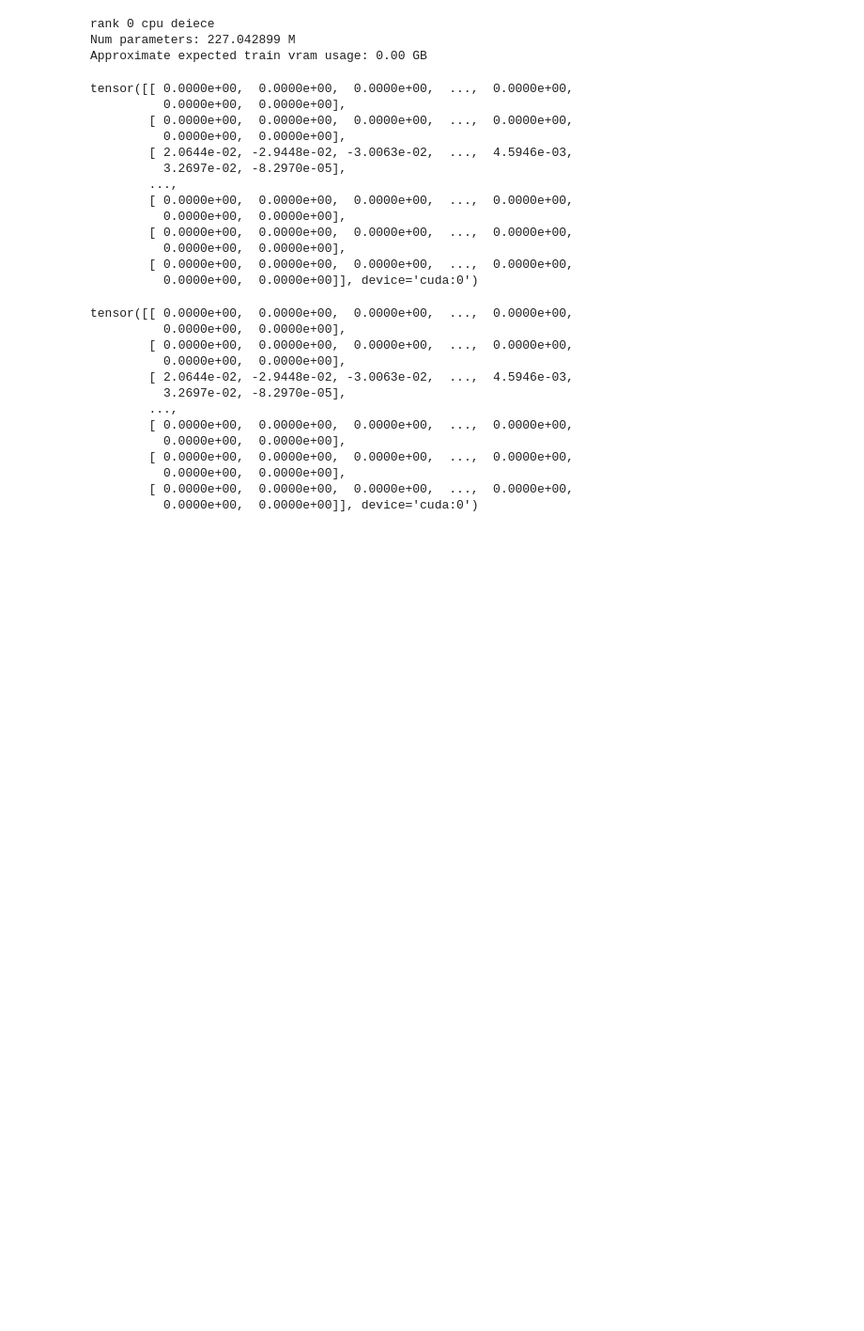
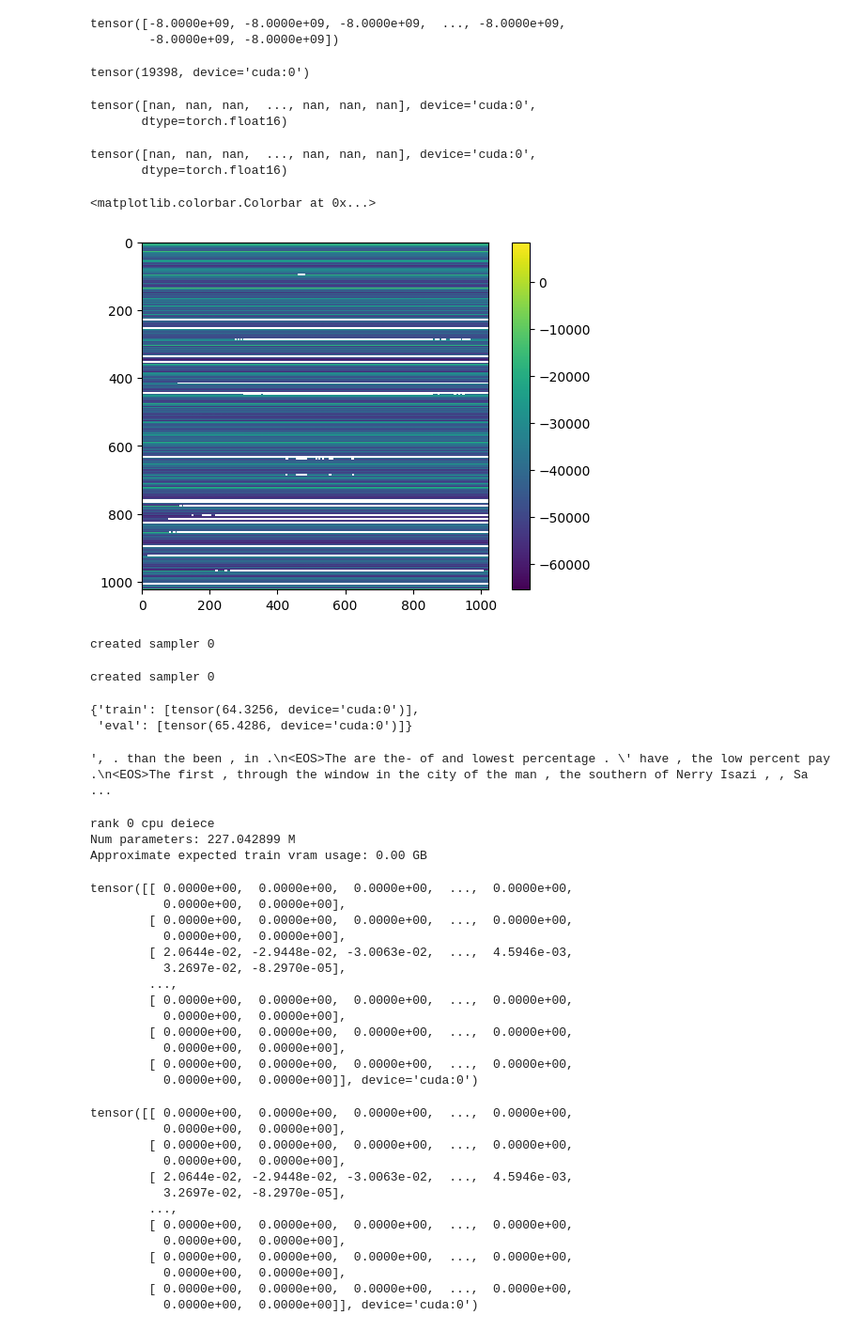
Before and after one commit to JacksonKaunismaa/transformers, a Jupyter notebook: transforming.ipynb, the cells around one changed output. Shown at 94% size. Cells and saved outputs as stored; diff of their text form; code cells hidden in the pictures; blank space fills up the shorter version.

```diff
--- a/transforming.ipynb
+++ b/transforming.ipynb
@@ -59,3 +63,7 @@ dset_config = DatasetCfg(dataset_path=data_dir,
 
 datasets = dict(train=IdxDataset("train.bin", exp_config, dset_config),
                 eval=IdxDataset("eval.bin", exp_config, dset_config))
+# %%
+net = Transformer("/scratch/ssd004/scratch/jackk/1-billion-word-language-modeling-benchmark-r13output/actual-nanner.ckpt", exp_config, datasets["train"].cfg).to("cuda:0")
+net.load_model_state_dict("cuda:0")
+net.eval()
@@ -61,0 +105,5 @@ datasets = dict(train=IdxDataset("train.bin", exp_config, dset_config),
+# %%
+example = datasets["train"][4]
+encoder = datasets["train"].encoder
+print(example[0])
+print(encoder.decode(example[0].numpy(), split=True))
@@ -61,0 +113,4 @@ datasets = dict(train=IdxDataset("train.bin", exp_config, dset_config),
+# %%
+with torch.no_grad():
+    net.train()
+    final = net(example[0].cuda(0).unsqueeze(0)).squeeze()
@@ -62,3 +148,44 @@ datasets = dict(train=IdxDataset("train.bin", exp_config, dset_config),
+# %%
+torch.full((1024,), -80000_00000.0, dtype=torch.float32)
+# %% [output]
+tensor([-8.0000e+09, -8.0000e+09, -8.0000e+09,  ..., -8.0000e+09,
+        -8.0000e+09, -8.0000e+09])
+# %%
+net.blocks[7].mha.query_posn.isinf().sum()
+# %% [output]
+tensor(19398, device='cuda:0')
+# %%
+torch.softmax(net.blocks[7].mha.query_posn[0,11,230]+1e-8, 0)
+# %% [output]
+tensor([nan, nan, nan,  ..., nan, nan, nan], device='cuda:0',
+       dtype=torch.float16)
+# %%
+torch.softmax(net.blocks[7].mha.query_posn, dim=-1)[0,11,230]
+# %% [output]
+tensor([nan, nan, nan,  ..., nan, nan, nan], device='cuda:0',
+       dtype=torch.float16)
+# %%
+plt.imshow(net.blocks[7].mha.query_posn[0,11].cpu().numpy())
+plt.colorbar()
+# %% [output]
+<matplotlib.colorbar.Colorbar at 0x...>
+[figure, added]
+# %%
+all_metrics = {k: dict(train=[], eval=[]) for k in ["loss", "perplexity", "accuracy"]}
+exp_config.num_eval = 50
+metrics.evaluate(net, datasets, exp_config, all_metrics)
+# %% [output]
+created sampler 0
+created sampler 0
+# %%
+all_metrics["perplexity"]
+# %% [output]
+{'train': [tensor(64.3256, device='cuda:0')],
+ 'eval': [tensor(65.4286, device='cuda:0')]}
+# %%
+encoder.decode(final.argmax(dim=1).cpu().numpy())
+# %% [output]
+', . than the been , in .\n<EOS>The are the- of and lowest percentage . \' have , the low percent pay .\n<EOS>The first , through the window in the city of the man , the southern of Nerry Isazi , , Sa ...
 # %%
 exp_config.vec_size = 1280
 exp_config.n_layer = 5
```
Also changed, not shown: parts of 10 cells of this notebook, 6 other files.
